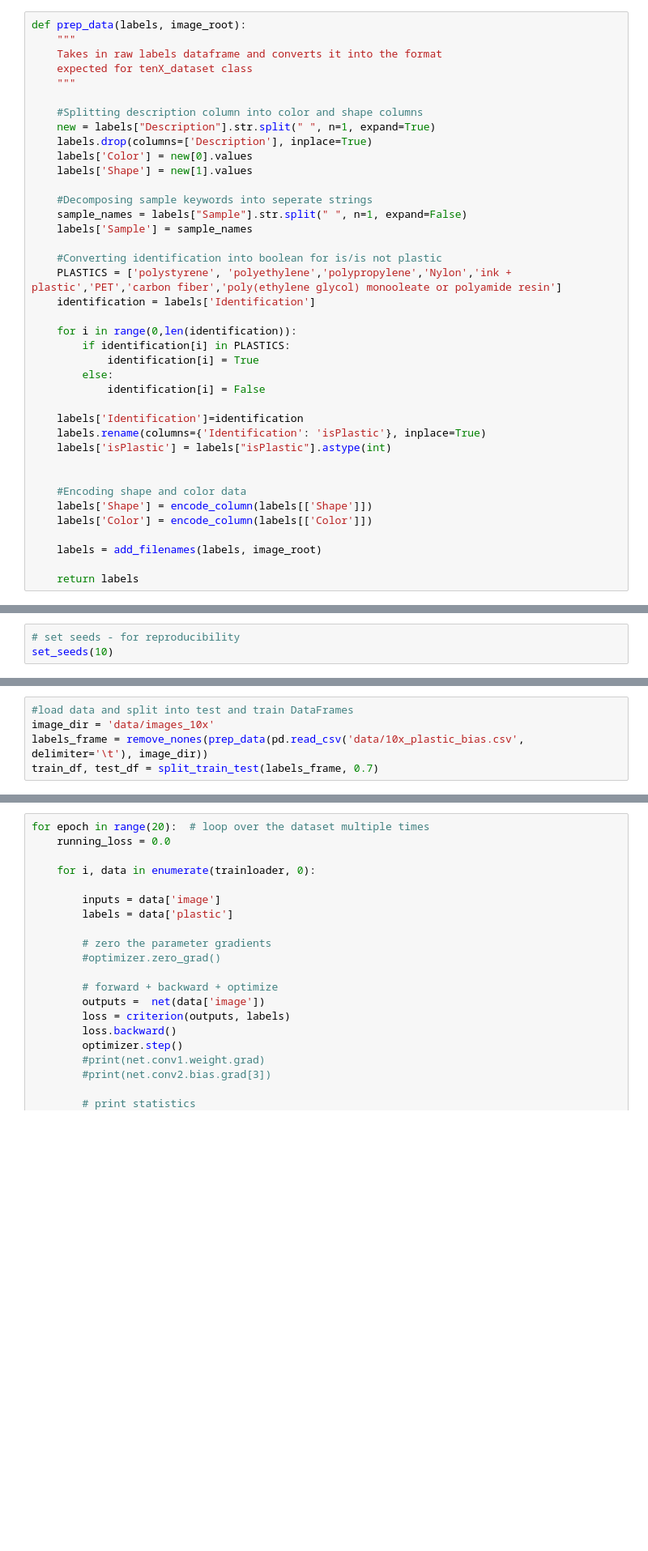
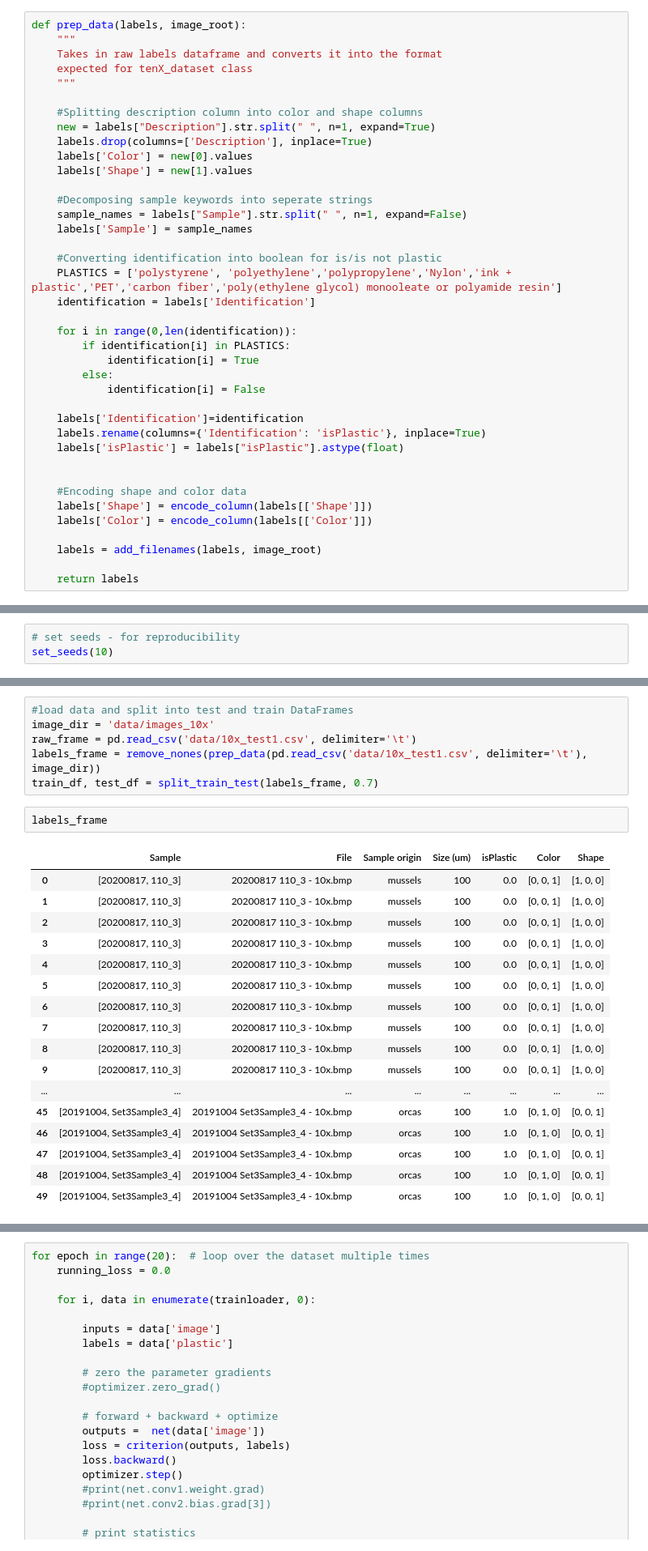
Before and after one commit to Fantastic-Microplastic-Machine/FmPM, a Jupyter notebook: fmpm/nida/clean_and_class_v2.ipynb, the cells around one changed output, grey strips where cells are left out. Shown at 81% size. Cells and saved outputs as stored; diff of their text form; blank space fills up the shorter version.

```diff
--- a/fmpm/nida/clean_and_class_v2.ipynb
+++ b/fmpm/nida/clean_and_class_v2.ipynb
@@ -72,7 +72,7 @@ def prep_data(labels, image_root):
 
     labels['Identification']=identification
     labels.rename(columns={'Identification': 'isPlastic'}, inplace=True)
-    labels['isPlastic'] = labels["isPlastic"].astype(int)
+    labels['isPlastic'] = labels["isPlastic"].astype(float)
 
 
     #Encoding shape and color data
@@ -253,8 +252,29 @@ transform = torchvision.transforms.Compose([torchvision.transforms.ToPILImage(),
 # %%
 #load data and split into test and train DataFrames
 image_dir = 'data/images_10x'
-labels_frame = remove_nones(prep_data(pd.read_csv('data/10x_plastic_bias.csv', delimiter='\t'), image_dir))
+raw_frame = pd.read_csv('data/10x_test1.csv', delimiter='\t')
+labels_frame = remove_nones(prep_data(pd.read_csv('data/10x_test1.csv', delimiter='\t'), image_dir))
 train_df, test_df = split_train_test(labels_frame, 0.7)
+# %%
+labels_frame
+# %% [output]
+|  | Sample | File | Sample origin | Size (um) | isPlastic | Color | Shape |
+| 0 | [20200817, 110_3] | 20200817 110_3 - 10x.bmp | mussels | 100 | 0.0 | [0, 0, 1] | [1, 0, 0] |
+| 1 | [20200817, 110_3] | 20200817 110_3 - 10x.bmp | mussels | 100 | 0.0 | [0, 0, 1] | [1, 0, 0] |
+| 2 | [20200817, 110_3] | 20200817 110_3 - 10x.bmp | mussels | 100 | 0.0 | [0, 0, 1] | [1, 0, 0] |
+| 3 | [20200817, 110_3] | 20200817 110_3 - 10x.bmp | mussels | 100 | 0.0 | [0, 0, 1] | [1, 0, 0] |
+| 4 | [20200817, 110_3] | 20200817 110_3 - 10x.bmp | mussels | 100 | 0.0 | [0, 0, 1] | [1, 0, 0] |
+| 5 | [20200817, 110_3] | 20200817 110_3 - 10x.bmp | mussels | 100 | 0.0 | [0, 0, 1] | [1, 0, 0] |
+| 6 | [20200817, 110_3] | 20200817 110_3 - 10x.bmp | mussels | 100 | 0.0 | [0, 0, 1] | [1, 0, 0] |
+| 7 | [20200817, 110_3] | 20200817 110_3 - 10x.bmp | mussels | 100 | 0.0 | [0, 0, 1] | [1, 0, 0] |
+| 8 | [20200817, 110_3] | 20200817 110_3 - 10x.bmp | mussels | 100 | 0.0 | [0, 0, 1] | [1, 0, 0] |
+| 9 | [20200817, 110_3] | 20200817 110_3 - 10x.bmp | mussels | 100 | 0.0 | [0, 0, 1] | [1, 0, 0] |
+| ... | ... | ... | ... | ... | ... | ... | ... |
+| 45 | [20191004, Set3Sample3_4] | 20191004 Set3Sample3_4 - 10x.bmp | orcas | 100 | 1.0 | [0, 1, 0] | [0, 0, 1] |
+| 46 | [20191004, Set3Sample3_4] | 20191004 Set3Sample3_4 - 10x.bmp | orcas | 100 | 1.0 | [0, 1, 0] | [0, 0, 1] |
+| 47 | [20191004, Set3Sample3_4] | 20191004 Set3Sample3_4 - 10x.bmp | orcas | 100 | 1.0 | [0, 1, 0] | [0, 0, 1] |
+| 48 | [20191004, Set3Sample3_4] | 20191004 Set3Sample3_4 - 10x.bmp | orcas | 100 | 1.0 | [0, 1, 0] | [0, 0, 1] |
+| 49 | [20191004, Set3Sample3_4] | 20191004 Set3Sample3_4 - 10x.bmp | orcas | 100 | 1.0 | [0, 1, 0] | [0, 0, 1] |
 # %%
 train_set = tenX_dataset(train_df, image_dir, transform = transform)
 test_set = tenX_dataset(test_df, image_dir, transform = transform)
```
Also changed, not shown: parts of 26 cells of this notebook.
